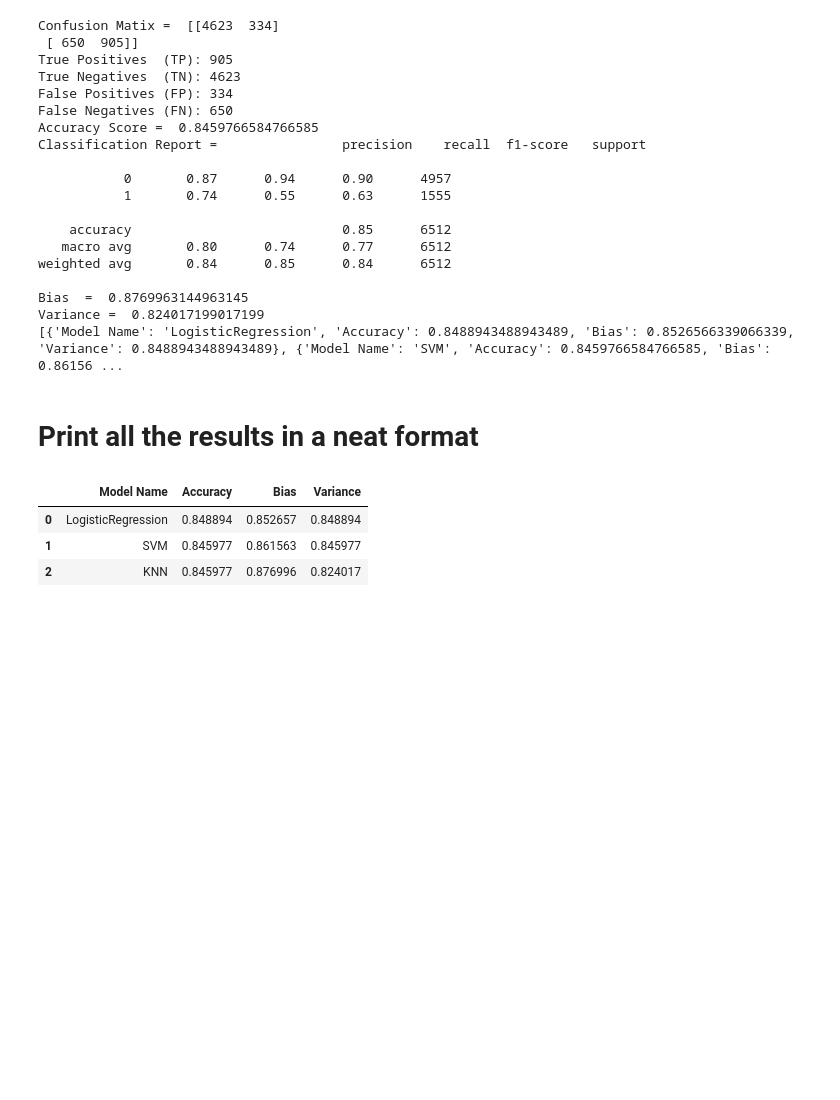
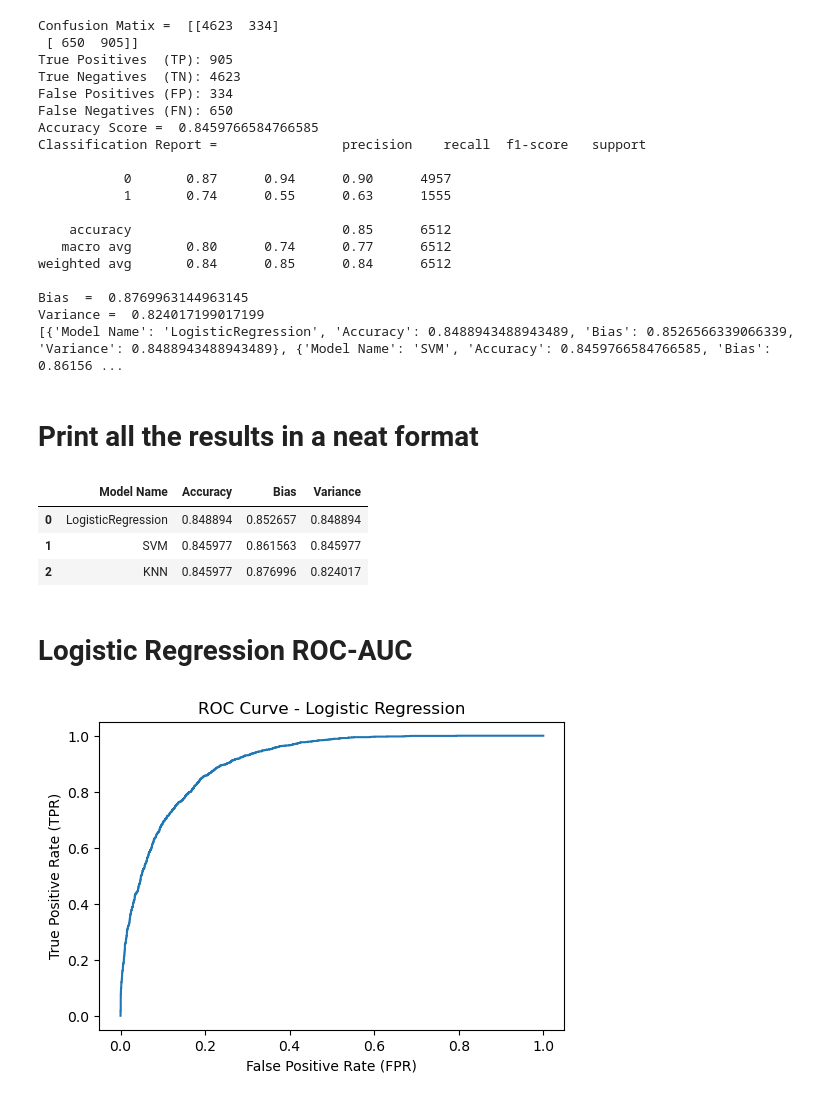
Before and after one commit to jayacpc9/FSDS_Classes, a Jupyter notebook: Python_Workspace/ML/THOMPSON_REUTER_homework/Homework_Thompson_07212026.ipynb, the cells around one changed output. Drawn from its saved outputs; the diff is of its cells as text; code cells hidden in the pictures; blank space fills up the shorter version.

```diff
--- a/Python_Workspace/ML/THOMPSON_REUTER_homework/Homework_Thompson_07212026.ipynb
+++ b/Python_Workspace/ML/THOMPSON_REUTER_homework/Homework_Thompson_07212026.ipynb
@@ -514,3 +514,22 @@ comparison
 | 0 | LogisticRegression | 0.848894 | 0.852657 | 0.848894 |
 | 1 | SVM | 0.845977 | 0.861563 | 0.845977 |
 | 2 | KNN | 0.845977 | 0.876996 | 0.824017 |
+# %% [markdown]
+# Logistic Regression ROC-AUC
+# %%
+from sklearn.metrics import roc_auc_score,roc_curve
+
+# Probability predictions
+y_test_prob = logistic_regressor.predict_proba(X_test)[:,1]
+
+lr_roc_auc_score = roc_auc_score(y_test, y_test_prob)
+fpr_lr, tpr_lr,thresholds = roc_curve(y_test, y_test_prob)
+
+plt.figure(figsize=(6,4))
+plt.plot(fpr_lr,tpr_lr,label=f'Logistic Regression (AUC = {lr_roc_auc_score:.3f})')
+plt.xlabel("False Positive Rate (FPR)")
+plt.ylabel("True Positive Rate (TPR)")
+plt.title("ROC Curve - Logistic Regression")
+plt.show()
+# %% [output]
+[figure, added]
```
Also changed, not shown: parts of 6 cells of this notebook.
